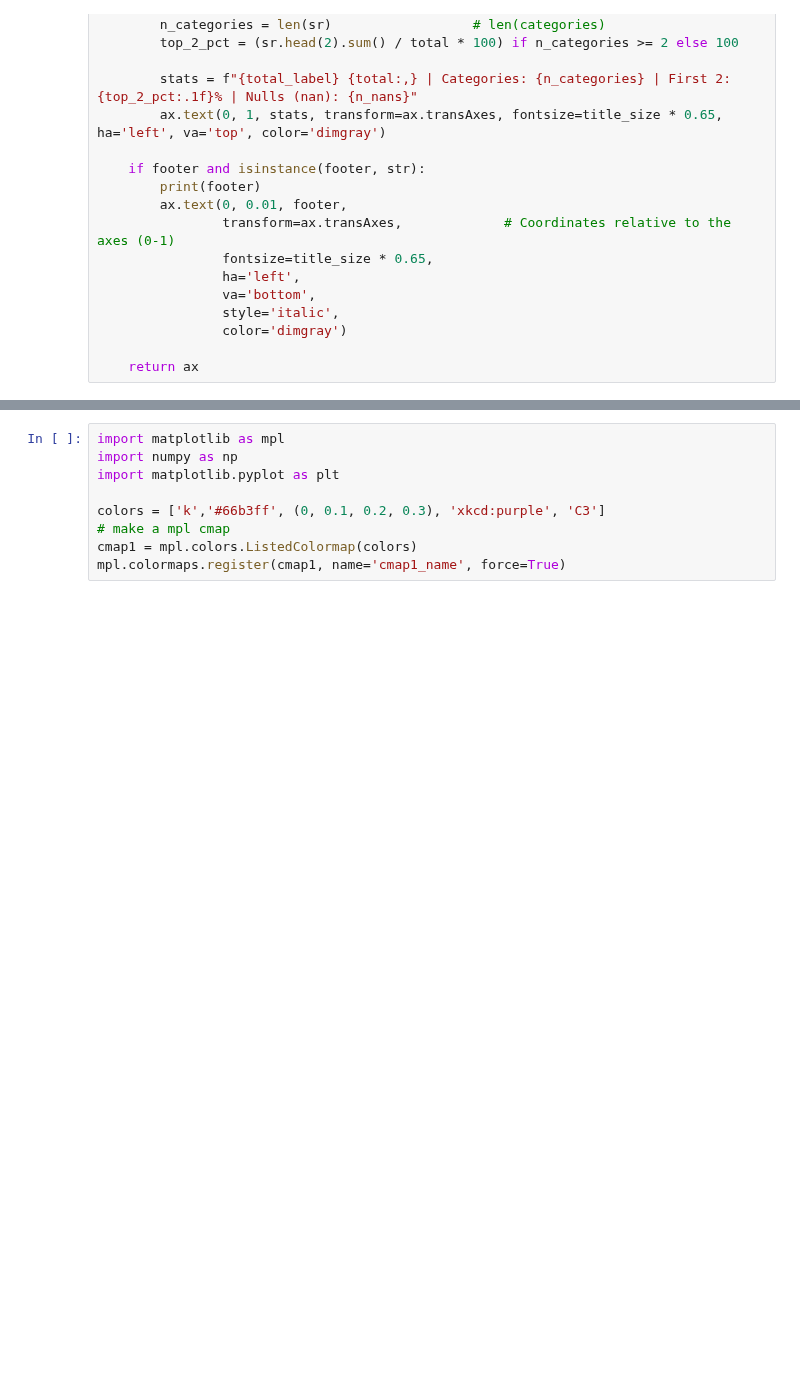
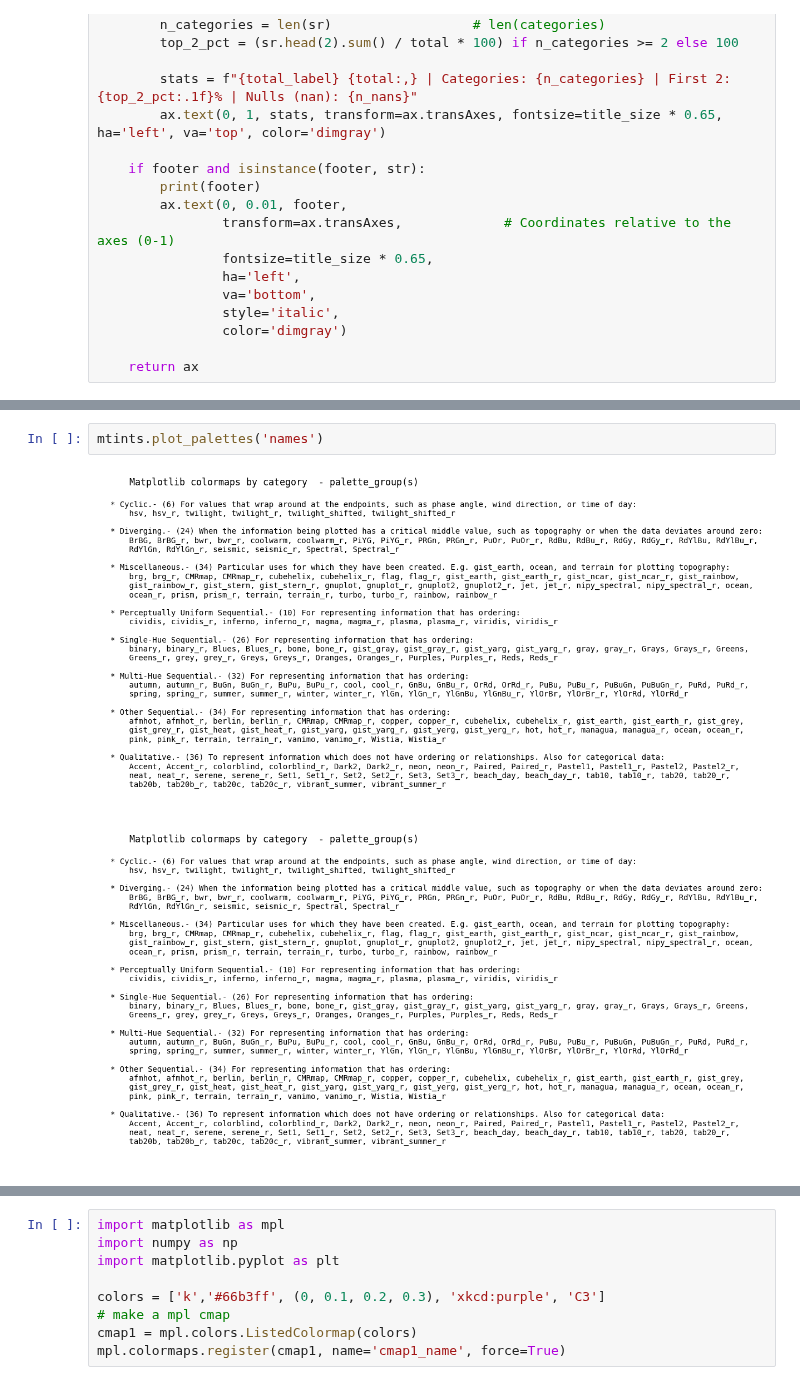
Before and after one commit to jmonti-gh/jm_utils, a Jupyter notebook: dev/ax_pie.ipynb, the cells around one changed output, grey strips where cells are left out. Cells and saved outputs as stored; diff of their text form; blank space fills up the shorter version.

```diff
--- a/dev/ax_pie.ipynb
+++ b/dev/ax_pie.ipynb
@@ -319,0 +350,5 @@ fig = plt_pie6(df['Source'], value_counts=True, scale=3, dropna=False, palette='
+# %%
+mtints.plot_palettes('names')
+# %% [output]
+[figure, added]
+[figure, added]
```
Also changed, not shown: parts of 13 cells of this notebook.
